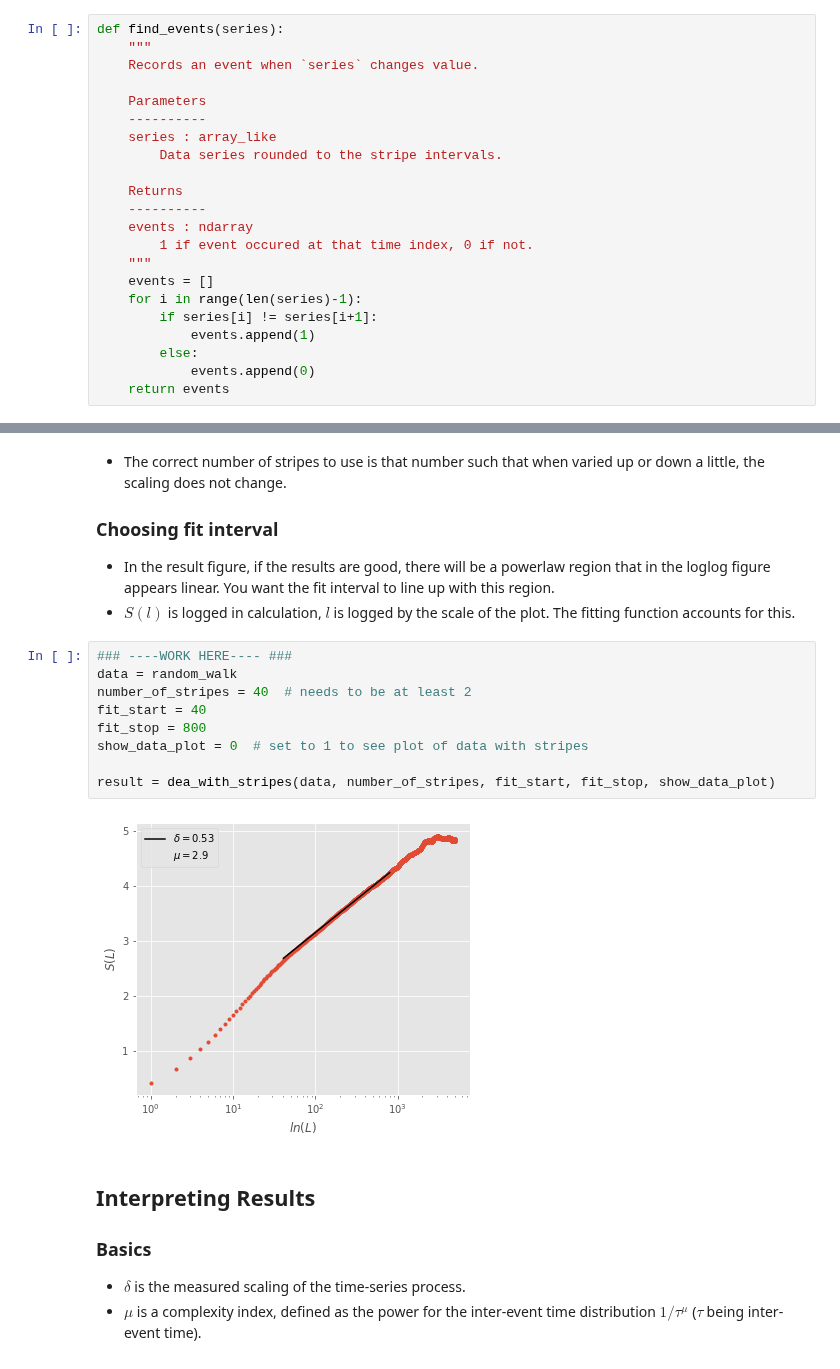
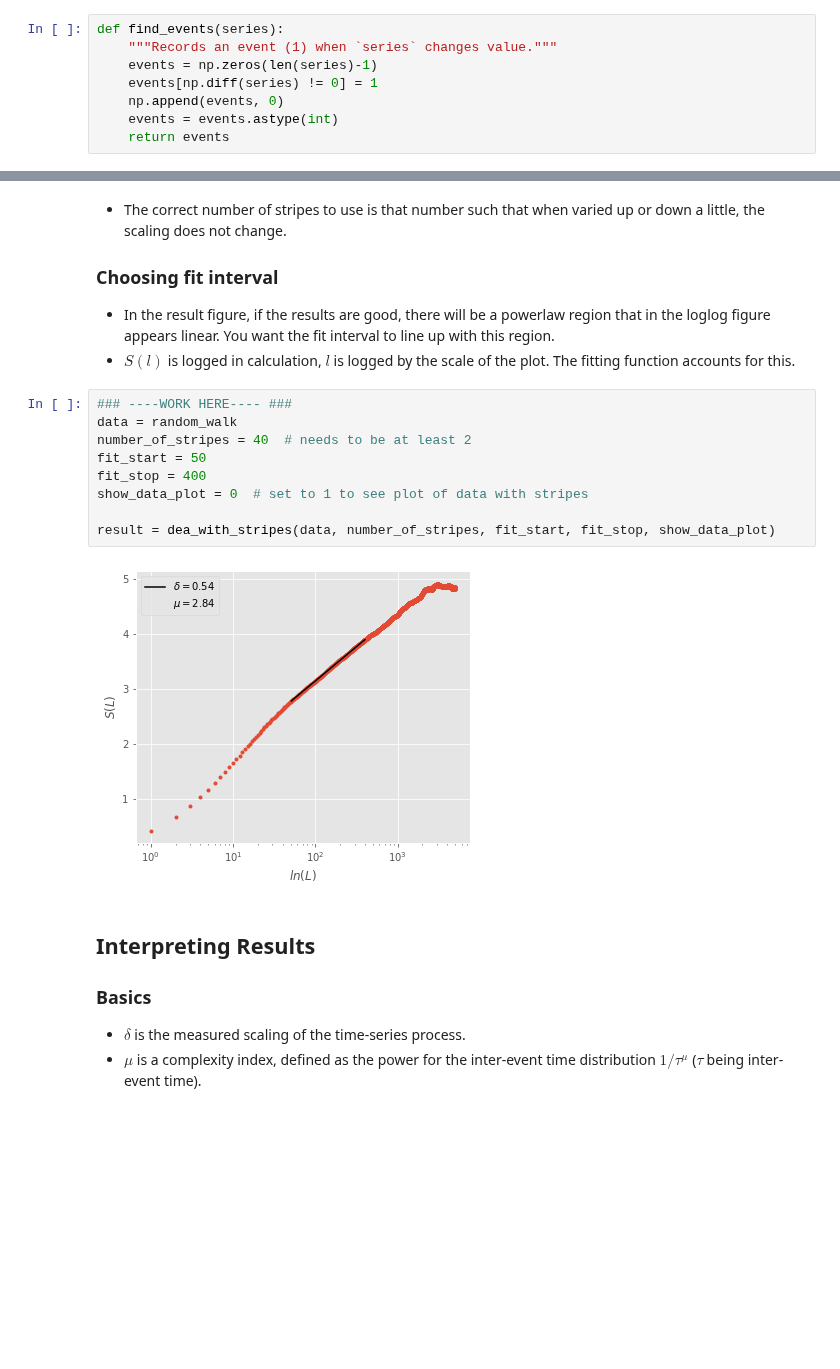
Before and after one commit to garland-culbreth/pymdea, a Jupyter notebook: dea.ipynb, the cells around one changed output, grey strips where cells are left out. Cells and saved outputs as stored; diff of their text form; blank space fills up the shorter version.

```diff
--- a/dea.ipynb
+++ b/dea.ipynb
@@ -92,28 +92,14 @@ def apply_stripes(data, stripes, show_plot):
         plt.title('Data with stripes')
         plt.show()
     return rounded_data
-# %%
-def find_events(series):
-    """
-    Records an event when `series` changes value.
-
-    Parameters
-    ----------
-    series : array_like
-        Data series rounded to the stripe intervals.
-
-    Returns
-    ----------
-    events : ndarray
-        1 if event occured at that time index, 0 if not.
-    """
-    events = []
-    for i in range(len(series)-1):
-        if series[i] != series[i+1]:
-            events.append(1)
-        else:
-            events.append(0)
-    return events
+# %%
+def find_events(series):
+    """Records an event (1) when `series` changes value."""
+    events = np.zeros(len(series)-1)
+    events[np.diff(series) != 0] = 1
+    np.append(events, 0)
+    events = events.astype(int)
+    return events
 # %%
 def make_trajectory(events):
     """Constructs diffusion trajectory from events."""
@@ -332,14 +318,14 @@ Everything you need to work with is in this cell.
 # %%
 ### ----WORK HERE---- ###
 data = random_walk
 number_of_stripes = 40  # needs to be at least 2
-fit_start = 40
-fit_stop = 800
+fit_start = 50
+fit_stop = 400
 show_data_plot = 0  # set to 1 to see plot of data with stripes
 
 result = dea_with_stripes(data, number_of_stripes, fit_start, fit_stop, show_data_plot)
 # %% [output]
-[figure, old version]
+[figure, new version]
 # %% [markdown]
 ## Interpreting Results
 
```
Also changed, not shown: 1 other file.
